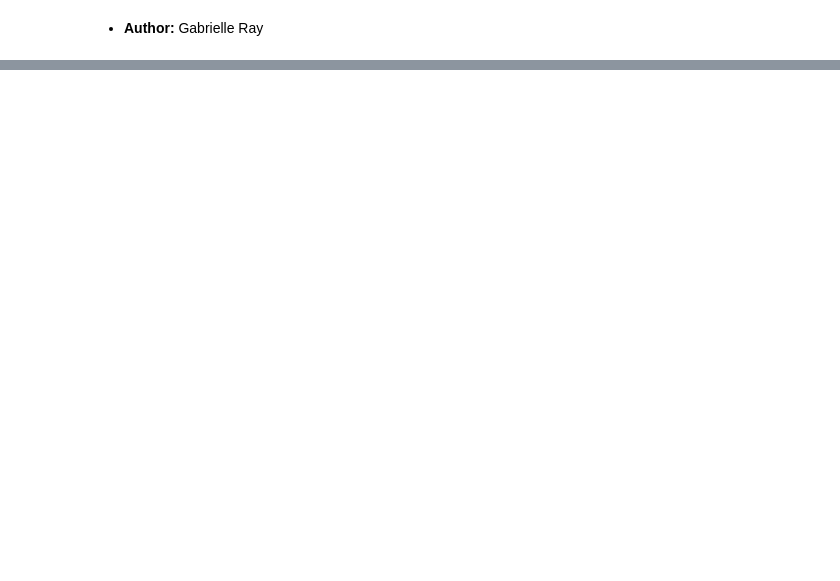
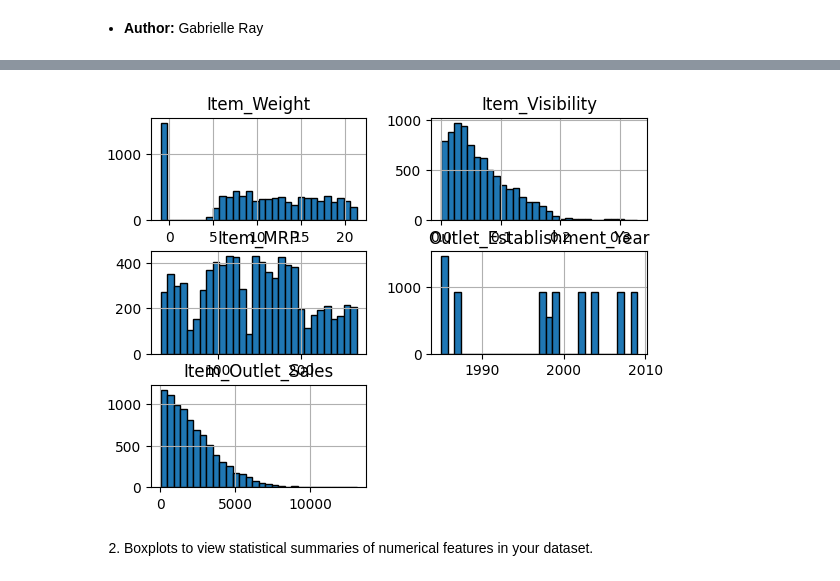
Before and after one commit to GabrielleYa/Prediction-of-Product-Sales, a Jupyter notebook: Prediction_of_Product_Sales.ipynb, the cells around one changed output, grey strips where cells are left out. Drawn from its saved outputs; the diff is of its cells as text; code cells hidden in the pictures; blank space fills up the shorter version.

```diff
--- a/Prediction_of_Product_Sales.ipynb
+++ b/Prediction_of_Product_Sales.ipynb
@@ -18,0 +164,6 @@
+# %%
+# defining the num cols variable
+num_cols = df_sales.select_dtypes('number').columns
+# %%
+# confirming there are no numerical missing values
+df_sales[num_cols] = df_sales[num_cols].fillna(-1)
@@ -18,0 +228,3 @@
+# %%
+# Creating a data dictionary to replace the inconsistent values in our Item_Fat_Content column
+df_sales['Item_Fat_Content'] = df_sales['Item_Fat_Content'].replace({'LF':"Low Fat", 'low fat': "Low Fat", 'reg':"Regular"})
@@ -18,0 +247,3 @@
+# %%
+# Creating a data dictionary to replace inconistent values in our Outlet Sales column
+df_sales['Outlet_Size'] = df_sales['Outlet_Size'].replace({'High':"Large"})
@@ -18,0 +392,7 @@
+# %%
+# Create a histogram to view the numerical distributions of the data set
+ax = df_sales.hist(bins = 30, edgecolor = 'black')
+# %% [output]
+[figure, added]
+# %% [markdown]
+2) Boxplots to view statistical summaries of numerical features in your dataset.
```
Also changed, not shown: parts of 66 cells of this notebook.
